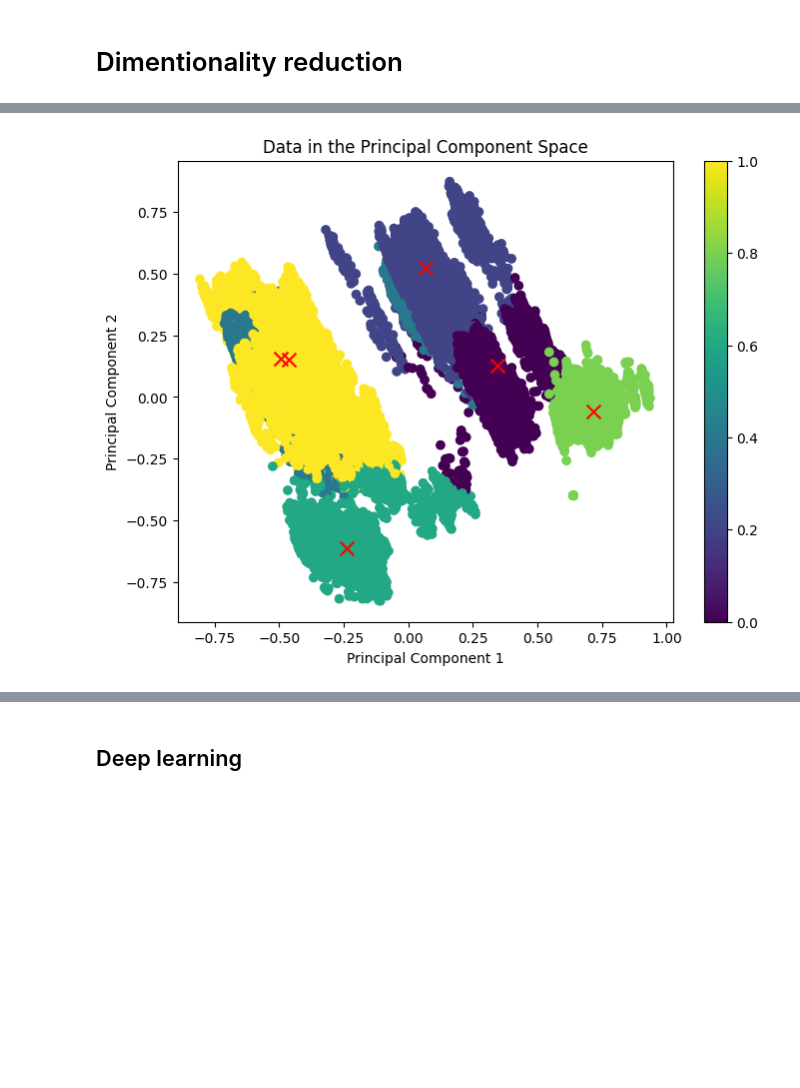
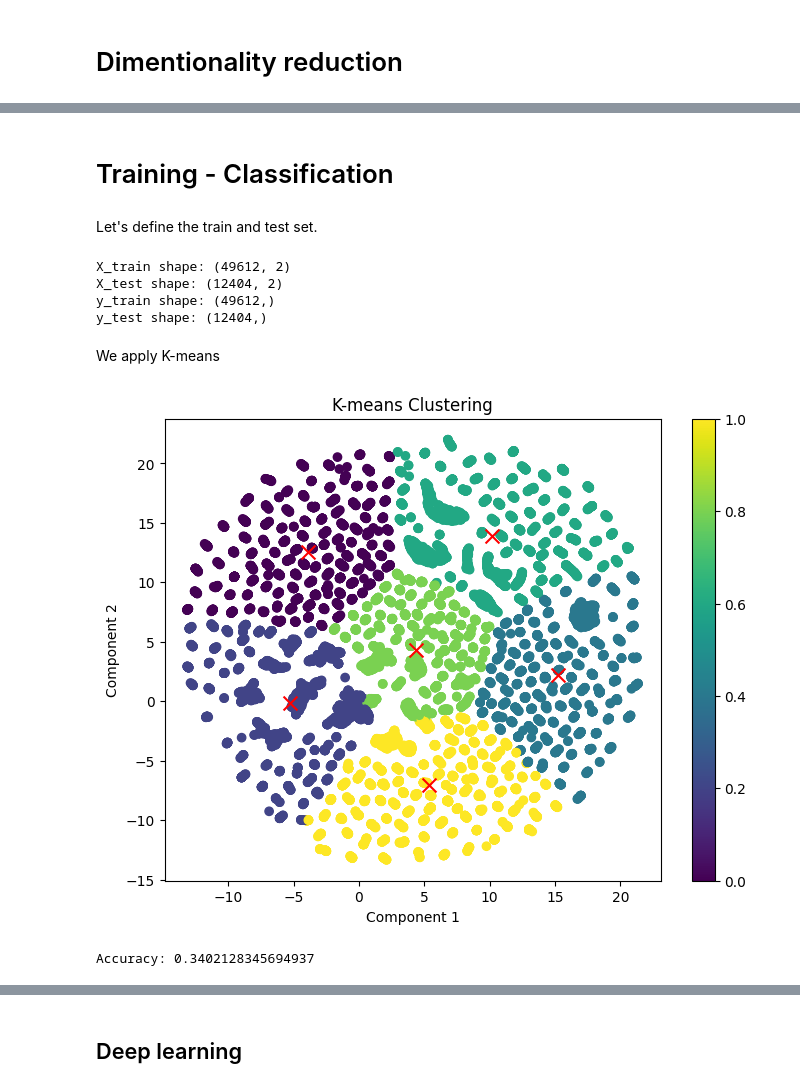
Before and after one commit to Frollamma/progetto-piccialli, a Jupyter notebook: main.ipynb, the cells around one changed output, grey strips where cells are left out. Cells and saved outputs as stored; diff of their text form; code cells hidden in the pictures; blank space fills up the shorter version.

Commit message:
Improve chi-squared feature selection, applicazione t-SNE e UMAP su PCA, fix K-means e K-medoids con le metriche, add random forest classifier, random forest theory

```diff
--- a/main.ipynb
+++ b/main.ipynb
@@ -565,11 +582,15 @@ Dropped 96 columns with chi-squared value below 0.1: ['well_name_A1', 'well_name
 # %%
+from sklearn.preprocessing import MinMaxScaler
 from sklearn.decomposition import PCA
-from mpl_toolkits.mplot3d import Axes3D
 
 # Set the number of components
-n_components = 200
+scaler = MinMaxScaler()
+FEATURES_COLUMNS = [col for col in df_onehot_dropped_chi2.columns if col not in LABEL_COLUMNS]
+X_features = scaler.fit_transform(df_onehot_dropped_chi2[FEATURES_COLUMNS])
+n_components = min(200, len(FEATURES_COLUMNS))
 
 # Create an instance of PCA with the desired number of components
+print(f"Doing PCA with {n_components} components")
 pca = PCA(n_components=n_components)
 
 # Fit the PCA model to your data
@@ -639,32 +705,75 @@ Algorithms we can use:
+# %% [markdown]
+# Training - Classification
+# %% [markdown]
+Let's define the train and test set.
+# %%
+# Split the data into training and testing sets
+from sklearn.model_selection import train_test_split
+from sklearn.preprocessing import LabelEncoder
+
+# Set the dataset
+le = LabelEncoder()
+X = X_umap
+y = le.fit_transform(df_onehot_dropped_chi2["class_target"])
+
+# Set the test size
+test_size = 0.2
+
+# Split the data
+# X_train, X_test, y_train, y_test = train_test_split(X, y, test_size=test_size, random_state=42) # random_state=42 for reproducibility
+X_train, X_test, y_train, y_test = train_test_split(X, y, test_size=test_size) # Without "random_state=42" the accuracy changes every time from 0.08 to 0.40
+
+# Print the shapes
+print(f"X_train shape: {X_train.shape}")
+print(f"X_test shape: {X_test.shape}")
+print(f"y_train shape: {y_train.shape}")
+print(f"y_test shape: {y_test.shape}")
+# %% [output]
+X_train shape: (49612, 2)
+X_test shape: (12404, 2)
+y_train shape: (49612,)
+y_test shape: (12404,)
+# %% [markdown]
+We apply K-means
 # %%
-import mpl_toolkits.mplot3d
 import numpy as np
 from sklearn.cluster import KMeans
-# from sklearn_extra.cluster import KMedoids
+from sklearn.metrics import accuracy_score, silhouette_score
 
 np.random.seed(5)
 
 # Set the number of clusters
 n_clusters = 6
 kmeans = KMeans(n_clusters=n_clusters)
 
 # Fit the K-means model to the data
-kmeans.fit(X_pca)
+kmeans.fit(X_train)
+y_pred = kmeans.predict(X_test)
 
 # Get the cluster centers
-cluster_centers = kmeans.cluster_centers_
+centroids = kmeans.cluster_centers_
 
-# Get the cluster labels
-cluster_labels = kmeans.labels_
-
-# Plot the data in the principal component space
+# Plot the data and the cluster centers
 plt.figure(figsize=(8, 6))
-plt.scatter(X_pca[:, 0], X_pca[:, 1], c=cluster_labels, cmap='viridis')
-plt.scatter(cluster_centers[:, 0], cluster_centers[:, 1], c='red', marker='x', s=100)
-plt.xlabel('Principal Component 1')
-plt.ylabel('Principal Component 2')
-plt.title('Data in the Principal Component Space')
+plt.scatter(X_test[:, 0], X_test[:, 1], c=y_pred, cmap='viridis')
+plt.scatter(centroids[:, 0], centroids[:, 1], c='red', marker='x', s=100)
+plt.xlabel('Component 1')
+plt.ylabel('Component 2')
+plt.title('K-means Clustering')
 plt.colorbar()
 plt.show()
+
+# Calculate the accuracy
+accuracy = accuracy_score(y_test, y_pred)
+print(f"Accuracy: {accuracy}")
+
+# Calculate the silhouette score
+silhouette = silhouette_score(X_test, y_pred)
+print(f"Silhouette score: {silhouette}")
+
+# Calculate the intertia
+inertia = kmeans.inertia_
+print(f"Inertia: {inertia}")
 # %% [output]
-[figure, old version]
+[figure, new version]
+Accuracy: 0.3402128345694937
```
Also changed, not shown: parts of 22 cells of this notebook, 2 other files.
